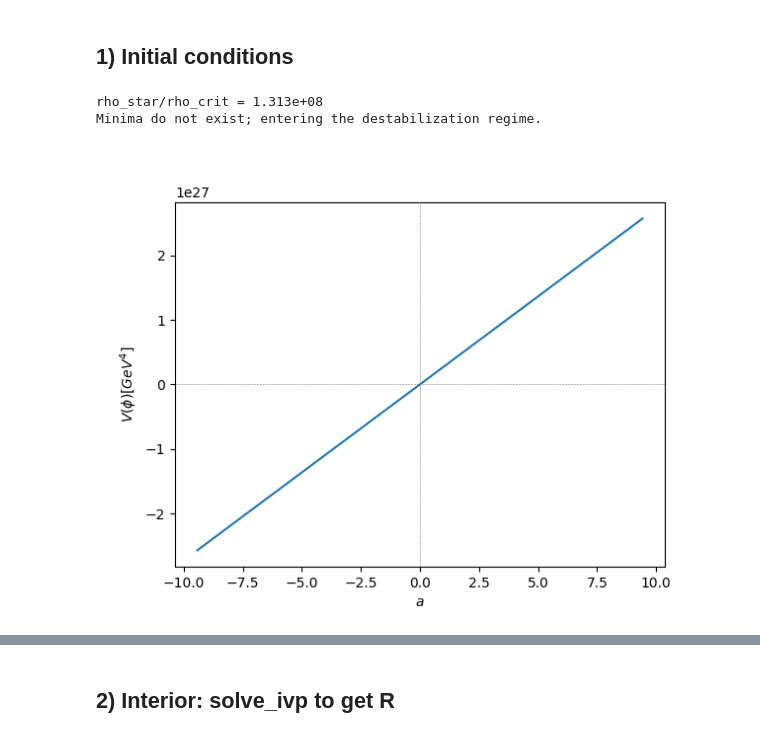
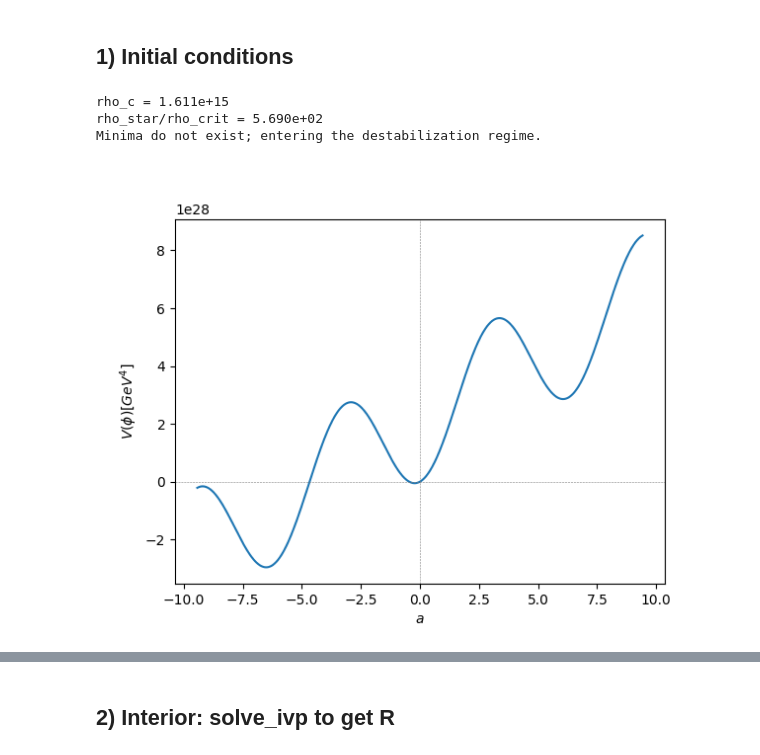
Before and after one commit to omarxz/pyTOVsolver, a Jupyter notebook: solver_full_test.ipynb, the cells around one changed output, grey strips where cells are left out. Drawn from its saved outputs; the diff is of its cells as text; code cells hidden in the pictures.

```diff
--- a/solver_full_test.ipynb
+++ b/solver_full_test.ipynb
@@ -15,26 +21,29 @@ apr_eos = NeutronStarEOS('APR')
 # %%
 plt.close('all')
-rho_c = 10**14.5
-g_s_N = 9e-25
-ode_system.mu = (NeutronMass)/(g_s_N) * PhiFaGeVToCGs
-ode_system.ma = 1e-16 * 1e-9 * cmToGeVInv
+rho_c = 1.611e+15
+print(f"rho_c = {rho_c:0.3e}")
+a_c_best = -2.5
+g_s_N = 6e-22
+ode_system.mu = (NeutronMass)/(6e-22) * PhiFaGeVToCGs
+ode_system.ma = 2.8e-12 * 1e-9 * cmToGeVInv
 ode_system.fa = 1e15 * PhiFaGeVToCGs
 
 def axion_potential(a,rho_c):
     V_eff = ma**2 * fa**2 * (1-np.cos(a)) + (fa*a/mu)*rho_c*c**2
     return V_eff
 
 a_minimum = axion_initial_guess(rho_c)
 
 a = np.linspace(-3*np.pi, 3*np.pi,1000)
 
 plt.plot(a, axion_potential(a, rho_c));
 plt.xlabel(r'$a$')
 plt.axhline(y=0, linestyle='--', color='grey', linewidth=0.4)
 plt.axvline(x=0, linestyle='--', color='grey', linewidth=0.4)
 plt.ylabel(r"$V(\phi)[GeV^4]$");
 plt.show()
 # %% [output]
-rho_star/rho_crit = 1.313e+08
+rho_c = 1.611e+15
+rho_star/rho_crit = 5.690e+02
 Minima do not exist; entering the destabilization regime.
-[figure, old version]
+[figure, new version]
```
Also changed, not shown: parts of 14 cells of this notebook, 13 other files.
